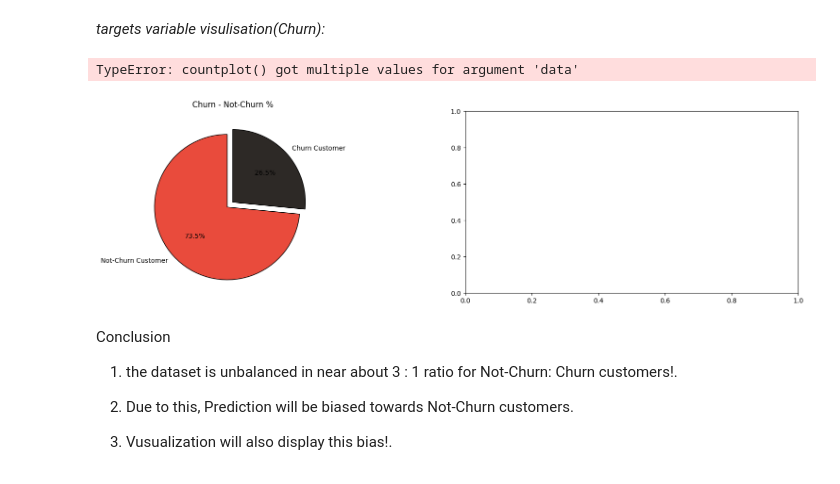
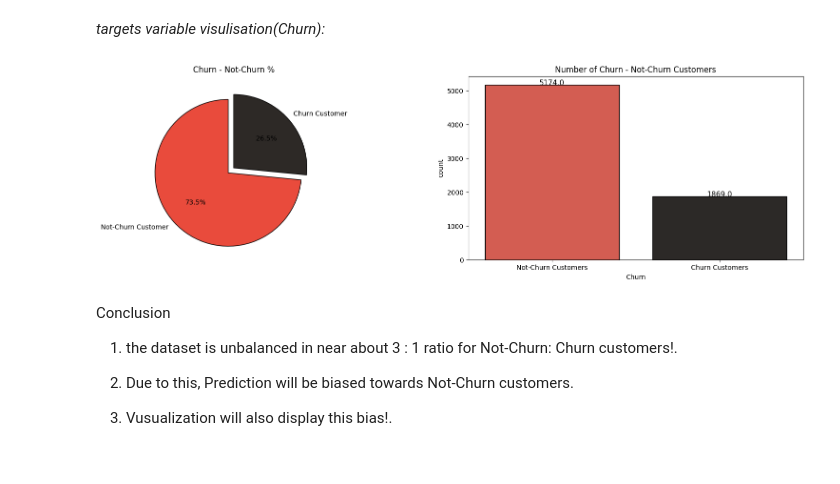
Before and after one commit to Bhupendra-glitch/Customer-Segmentation-Retention, a Jupyter notebook: Telco_Customer_Churn.ipynb, the cells around one changed output. Saved outputs shown, nothing was run; the diff lists cells and outputs as text; code cells hidden in the pictures.

```diff
--- a/Telco_Customer_Churn.ipynb
+++ b/Telco_Customer_Churn.ipynb
@@ -220,24 +220,23 @@ Eg : datatype = integer, attribute = numerical feature ; datatype = string, attr
 # %%
 l = list(df1['Churn'].value_counts())
 circle = [l[0] / sum(l) * 100,l[1] / sum(l) * 100]
 
 fig = plt.subplots(nrows = 1,ncols = 2,figsize = (20,5))
 plt.subplot(1,2,1)
 plt.pie(circle,labels = ['Not-Churn Customer','Churn Customer'],autopct = '%1.1f%%',startangle = 90,explode = (0.1,0),colors = colors,
        wedgeprops = {'edgecolor' : 'black','linewidth': 1,'antialiased' : True})
 plt.title('Churn - Not-Churn %');
 
 plt.subplot(1,2,2)
-ax = sns.countplot('Churn',data = data,palette = colors,edgecolor = 'black')
+ax = sns.countplot(x='Churn',data = data,palette = colors,edgecolor = 'black')
 for rect in ax.patches:
     ax.text(rect.get_x() + rect.get_width() / 2, rect.get_height() + 2, rect.get_height(), horizontalalignment='center', fontsize = 11)
 ax.set_xticklabels(['Not-Churn Customers','Churn Customers'])
 
 plt.title('Number of Churn - Not-Churn Customers');
 plt.show()
 # %% [output]
-TypeError: countplot() got multiple values for argument 'data'
-[figure, old version]
+[figure, new version]
 # %% [markdown]
 Conclusion
 1. the dataset is unbalanced in near about 3 : 1 ratio for Not-Churn: Churn customers!.
```
Also changed, not shown: parts of 2 cells of this notebook.
